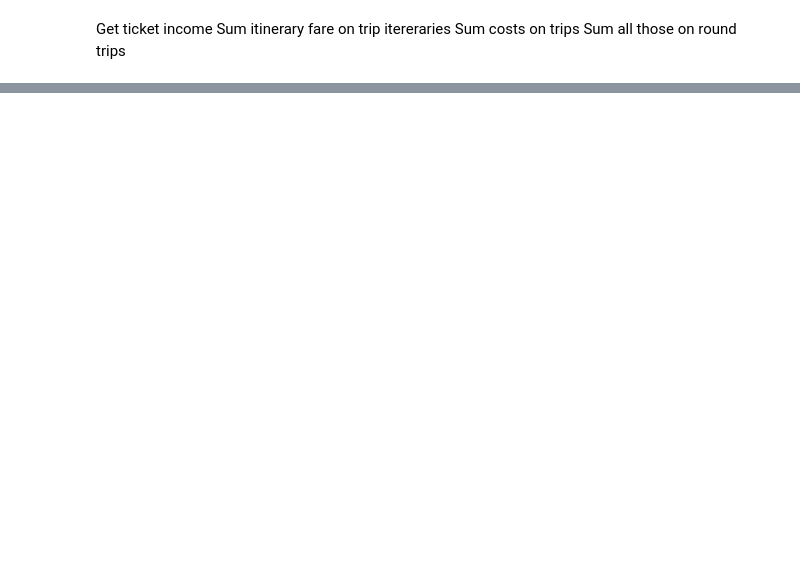
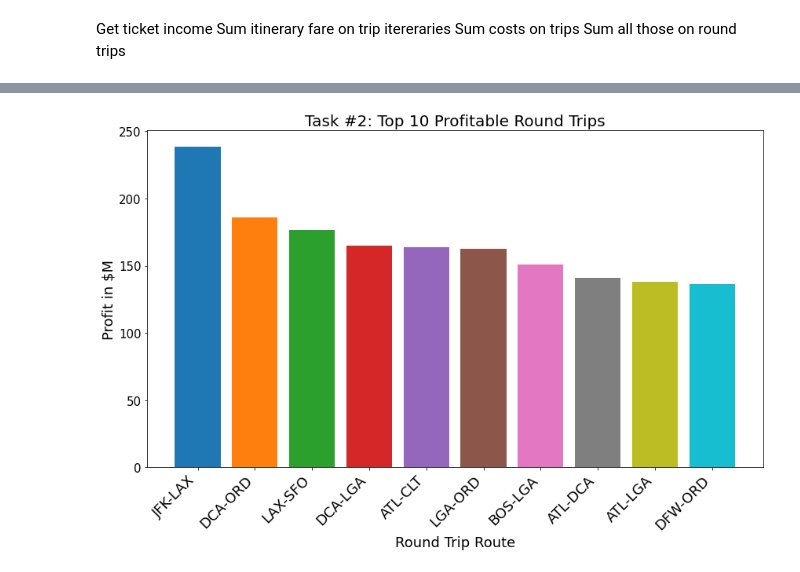
Before and after one commit to jt-hunter/Datachallenge, a Jupyter notebook: James Taylor Data Challenge.ipynb, the cells around one changed output, grey strips where cells are left out. Saved outputs shown, nothing was run; the diff lists cells and outputs as text; code cells hidden in the pictures; blank space fills up the shorter version.

```diff
--- a/James Taylor Data Challenge.ipynb
+++ b/James Taylor Data Challenge.ipynb
@@ -1186,0 +1316,38 @@ Sum all those on round trips
+# %%
+route_revenue_and_costs = df_final.groupby(['STANDARDIZED_ROUTE']).agg({'PER_MILE_COST_sum' : 'sum',\
+                                                                        'LANDING_COST_sum' : 'sum',\
+                                                                        'DEP_DELAY_COST_sum' : 'sum',\
+                                                                        'ARR_DELAY_COST_sum' : 'sum',\
+                                                                        'BAGGAGE_REVENUE_sum' : 'sum',\
+                                                                        'ITIN_REVENUE_sum' : 'sum',\
+                                                                        'PER_MILE_COST_sum' : 'sum',\
+                                                                        'PASSENGERS_sum' : 'sum',\
+                                                                        'OCCUPANCY_RATE_mean' : 'first',\
+                                                                        'INFERRED_PASSENGERS' : 'sum',\
+                                                                        'INFERRED_ITIN_REVENUE' : 'sum',\
+                                                                        'FLIGHT_COUNT' : 'min',})\
+                                                                        .sort_values(by='FLIGHT_COUNT', ascending=False)\
+                                                                        .reset_index()
+# %%
+# Adding total revenue, total cost, and profit
+route_revenue_and_costs['TOTAL_REVENUE_M'] = ((route_revenue_and_costs['INFERRED_ITIN_REVENUE']\
+                                            + route_revenue_and_costs['BAGGAGE_REVENUE_sum']) / 1000000)
+
+route_revenue_and_costs['TOTAL_COST_M'] = ((route_revenue_and_costs['PER_MILE_COST_sum']\
+                                            + route_revenue_and_costs['LANDING_COST_sum']\
+                                            + route_revenue_and_costs['DEP_DELAY_COST_sum']\
+                                            + route_revenue_and_costs['ARR_DELAY_COST_sum']) / 1000000)
+
+route_revenue_and_costs['TOTAL_PROFIT_M'] = (route_revenue_and_costs['TOTAL_REVENUE_M']\
+                                            - route_revenue_and_costs['TOTAL_COST_M'])
+# %%
+top_10_most_profitable = route_revenue_and_costs.sort_values(by='TOTAL_PROFIT_M', ascending=False).head(10)
+# %%
+bar_chart(top_10_most_profitable['STANDARDIZED_ROUTE'],\
+          top_10_most_profitable['TOTAL_PROFIT_M'],\
+          'Task #2: Top 10 Profitable Round Trips',\
+          'Round Trip Route',\
+          'Profit in $M',\
+          'tab10')
+# %% [output]
+[figure, added]
```
Also changed, not shown: parts of 84 cells of this notebook.
